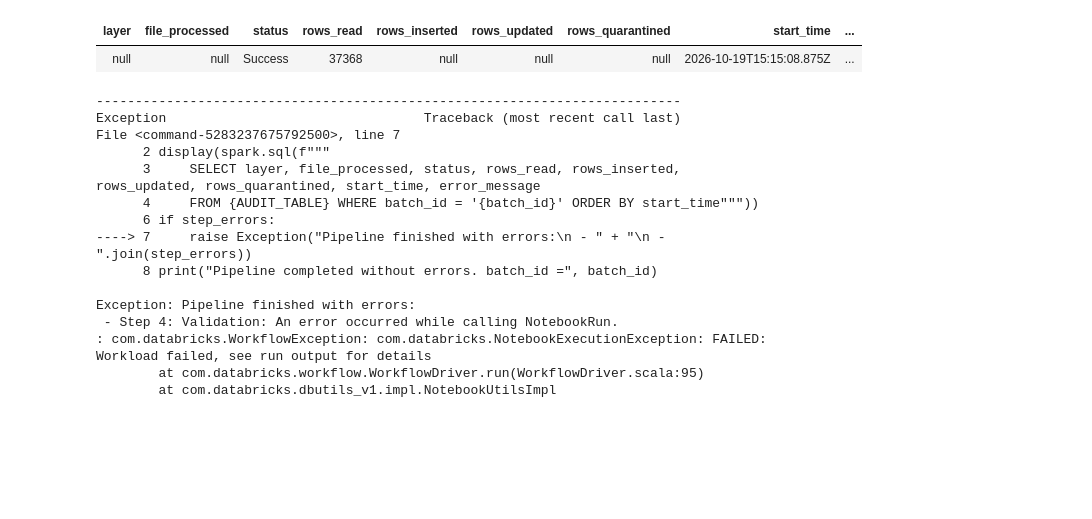
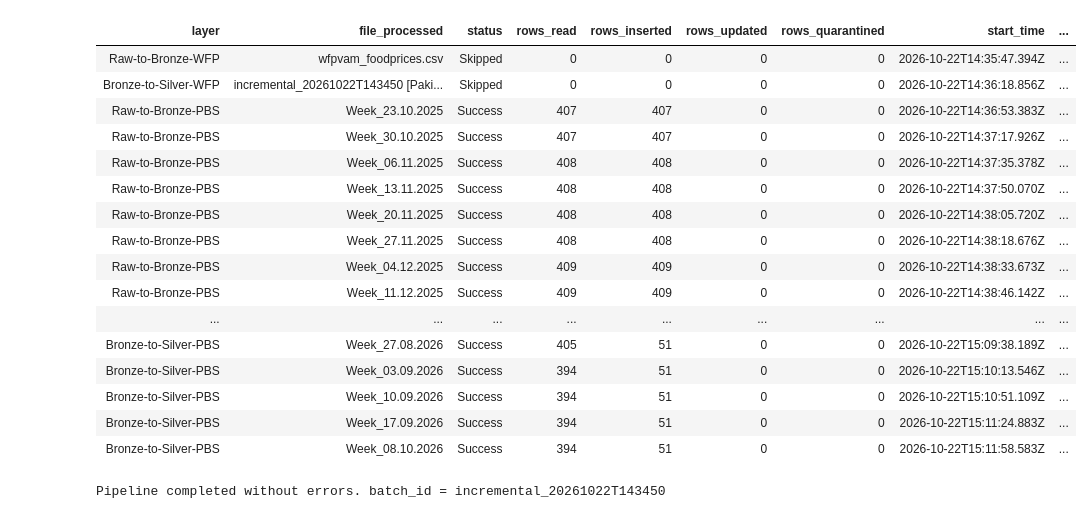
Before and after one commit to AbdulMuiz-sudo/SPI-Inequality-Pulse, a Jupyter notebook: notebooks/pipelinerunner.ipynb, the cells around one changed output. Drawn from its saved outputs; the diff is of its cells as text; code cells hidden in the pictures; blank space fills up the shorter version.

```diff
--- a/notebooks/pipelinerunner.ipynb
+++ b/notebooks/pipelinerunner.ipynb
@@ -95,35 +79,25 @@ import time
 
 load_type = dbutils.widgets.get("load_type")
 base_dir = dbutils.widgets.get("base_dir").rstrip("/")
-wfp_csv_path = dbutils.widgets.get("wfp_csv_path").strip()
-batch_id = f"{load_type}_{utcnow():%Y%m%dT%H%M%S}"
+batch_id = f"{load_type}_{now():%Y%m%dT%H%M%S}"          # one id for everything this run does
 print("batch_id:", batch_id)
 
-def run_child(name, timeout, args):
-    """Runs a child notebook; retries when the Free Edition concurrency limit is hit."""
+errors = []                                                # collected so the run can finish and then report
+
+def run_notebook(title, notebook, timeout, parameters):
+    """Runs a child notebook. Waits and retries when the Free Edition concurrency limit is hit."""
+    print(f"--- {title} ---")
     for attempt in range(3):
         try:
-            out = dbutils.notebook.run(name, timeout, args)
-            try:
-                return json.loads(out) if out else {}
-            except ValueError:
-                return {"raw": out}
+            output = dbutils.notebook.run(notebook, timeout, parameters)
+            print("   ->", output[:300] if output else "done")
+            return True
         except Exception as e:
             if "REQUEST_LIMIT_EXCEEDED" in str(e) and attempt < 2:
-                print(f"  concurrency limit hit, waiting 60s (attempt {attempt + 1}/3)...")
+                print("   too many runs at once, waiting 60 seconds...")
                 time.sleep(60)
             else:
-                raise
-
-step_errors = []
-def step(label, name, timeout, args):
-    print(f"--- {label} ---")
-    try:
-        r = run_child(name, timeout, args)
-        print("   ->", json.dumps(r)[:400])
-        return r
-    except Exception as e:
-        print(f"   FAILED: {str(e)[:400]}")
-        step_errors.append(f"{label}: {str(e)[:300]}")
-        return None
+                print("   FAILED:", str(e)[:400])
+                errors.append(f"{title}: {str(e)[:300]}")
+                return False
 # %% [output]
@@ -224,27 +203,28 @@ if dbutils.widgets.get("run_validation") == "yes":
 # %%
-# FINAL: audit trail of this run + overall status
+# Summary: what this run did
 display(spark.sql(f"""
-    SELECT layer, file_processed, status, rows_read, rows_inserted, rows_updated, rows_quarantined, start_time, error_message
+    SELECT layer, file_processed, status, rows_read, rows_inserted, rows_updated, rows_quarantined, start_time, message, error_message
     FROM {AUDIT_TABLE} WHERE batch_id = '{batch_id}' ORDER BY start_time"""))
 
-if step_errors:
-    raise Exception("Pipeline finished with errors:\n - " + "\n - ".join(step_errors))
+if len(errors) > 0:
+    raise Exception("The pipeline finished with errors:\n - " + "\n - ".join(errors))
 print("Pipeline completed without errors. batch_id =", batch_id)
 # %% [output]
 | layer | file_processed | status | rows_read | rows_inserted | rows_updated | rows_quarantined | start_time | ... |
-| null | null | Success | 37368 | null | null | null | 2026-10-19T15:15:08.875Z | ... |
+| Raw-to-Bronze-WFP | wfpvam_foodprices.csv | Skipped | 0 | 0 | 0 | 0 | 2026-10-22T14:35:47.394Z | ... |
+| Bronze-to-Silver-WFP | incremental_20261022T143450 [Paki... | Skipped | 0 | 0 | 0 | 0 | 2026-10-22T14:36:18.856Z | ... |
+| Raw-to-Bronze-PBS | Week_23.10.2025 | Success | 407 | 407 | 0 | 0 | 2026-10-22T14:36:53.383Z | ... |
+| Raw-to-Bronze-PBS | Week_30.10.2025 | Success | 407 | 407 | 0 | 0 | 2026-10-22T14:37:17.926Z | ... |
+| Raw-to-Bronze-PBS | Week_06.11.2025 | Success | 408 | 408 | 0 | 0 | 2026-10-22T14:37:35.378Z | ... |
+| Raw-to-Bronze-PBS | Week_13.11.2025 | Success | 408 | 408 | 0 | 0 | 2026-10-22T14:37:50.070Z | ... |
+| Raw-to-Bronze-PBS | Week_20.11.2025 | Success | 408 | 408 | 0 | 0 | 2026-10-22T14:38:05.720Z | ... |
+| Raw-to-Bronze-PBS | Week_27.11.2025 | Success | 408 | 408 | 0 | 0 | 2026-10-22T14:38:18.676Z | ... |
+| Raw-to-Bronze-PBS | Week_04.12.2025 | Success | 409 | 409 | 0 | 0 | 2026-10-22T14:38:33.673Z | ... |
+| Raw-to-Bronze-PBS | Week_11.12.2025 | Success | 409 | 409 | 0 | 0 | 2026-10-22T14:38:46.142Z | ... |
+| ... | ... | ... | ... | ... | ... | ... | ... | ... |
+| Bronze-to-Silver-PBS | Week_27.08.2026 | Success | 405 | 51 | 0 | 0 | 2026-10-22T15:09:38.189Z | ... |
+| Bronze-to-Silver-PBS | Week_03.09.2026 | Success | 394 | 51 | 0 | 0 | 2026-10-22T15:10:13.546Z | ... |
+| Bronze-to-Silver-PBS | Week_10.09.2026 | Success | 394 | 51 | 0 | 0 | 2026-10-22T15:10:51.109Z | ... |
+| Bronze-to-Silver-PBS | Week_17.09.2026 | Success | 394 | 51 | 0 | 0 | 2026-10-22T15:11:24.883Z | ... |
+| Bronze-to-Silver-PBS | Week_08.10.2026 | Success | 394 | 51 | 0 | 0 | 2026-10-22T15:11:58.583Z | ... |
----------------------------------------------------------------------------
-Exception                                 Traceback (most recent call last)
-File <command-5283237675792500>, line 7
-      2 display(spark.sql(f"""
-      3     SELECT layer, file_processed, status, rows_read, rows_inserted, rows_updated, rows_quarantined, start_time, error_message
-      4     FROM {AUDIT_TABLE} WHERE batch_id = '{batch_id}' ORDER BY start_time"""))
-      6 if step_errors:
-----> 7     raise Exception("Pipeline finished with errors:\n - " + "\n - ".join(step_errors))
-      8 print("Pipeline completed without errors. batch_id =", batch_id)
-
-Exception: Pipeline finished with errors:
- - Step 4: Validation: An error occurred while calling NotebookRun.
-: com.databricks.WorkflowException: com.databricks.NotebookExecutionException: FAILED: Workload failed, see run output for details
-        at com.databricks.workflow.WorkflowDriver.run(WorkflowDriver.scala:95)
-        at com.databricks.dbutils_v1.impl.NotebookUtilsImpl
+Pipeline completed without errors. batch_id = incremental_20261022T143450
```
Also changed, not shown: parts of 10 cells of this notebook, 7 other files.
